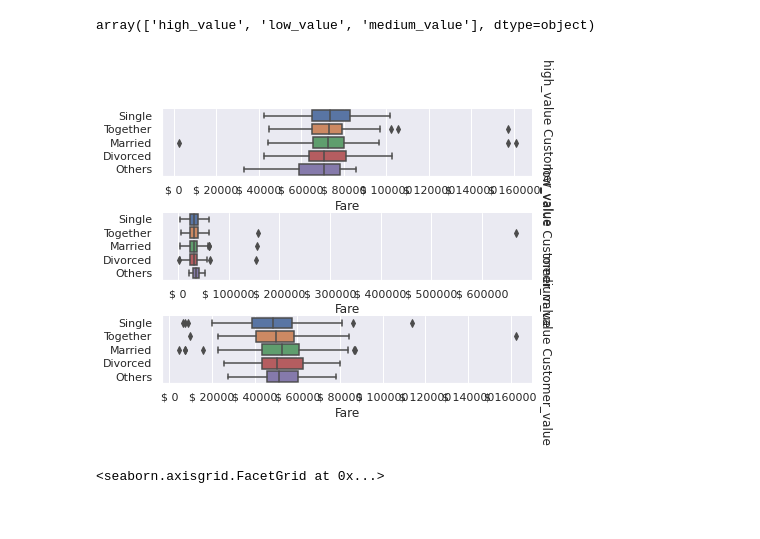
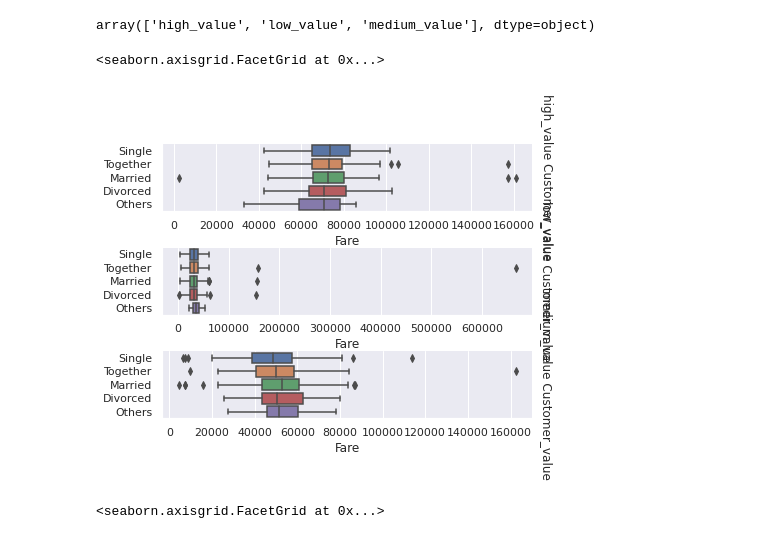
Before and after one commit to Sophiajackrich/Stutern-repo, a Jupyter notebook: DATA_VISUALIZATION_Assignment_5.ipynb, the cells around one changed output. Drawn from its saved outputs; the diff is of its cells as text; code cells hidden in the pictures.

```diff
--- a/DATA_VISUALIZATION_Assignment_5.ipynb
+++ b/DATA_VISUALIZATION_Assignment_5.ipynb
@@ -601,13 +601,12 @@ df1["Customer_value"].unique()
 # %% [output]
 array(['high_value', 'low_value', 'medium_value'], dtype=object)
 # %%
-# A catplot of Income vs Marital Status, with Customer values as the comparison
+# A catplot with a box kind of Income vs Marital Status, with Customer values as the comparison
 
 g = sns.catplot(data=df1, x="Income", y ="Marital_Status", row ="Customer_value", kind="box", orient="h",  sharex=False, margin_titles ="True", height=1.5, aspect=4)
 g.set(xlabel="Fare", ylabel="")
 g.set_titles(row_template="{row_name} Customer_value")
-for ax in g.axes.flat:
-  ax.xaxis.set_major_formatter("${x: .0f}")
 # %% [output]
+<seaborn.axisgrid.FacetGrid at 0x...>
-[figure, old version]
+[figure, new version]
 # %%
```
Also changed, not shown: parts of 1 cell of this notebook.
